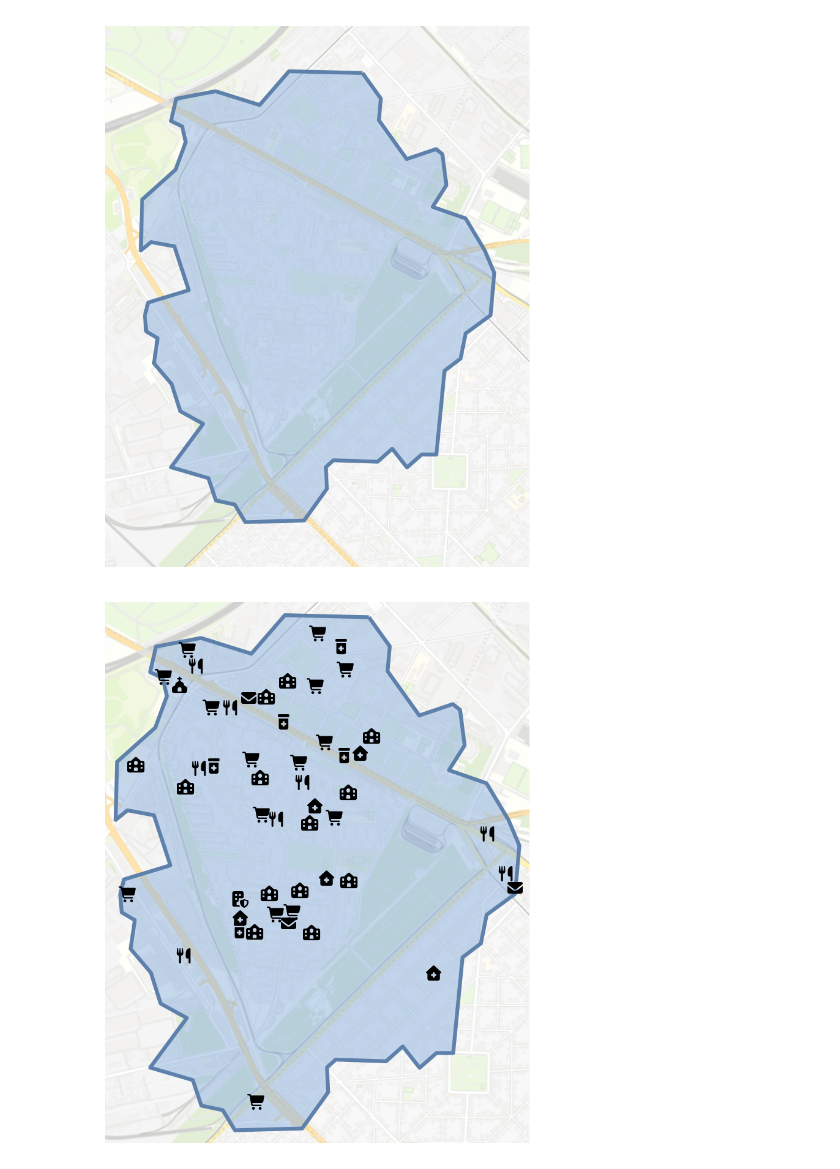
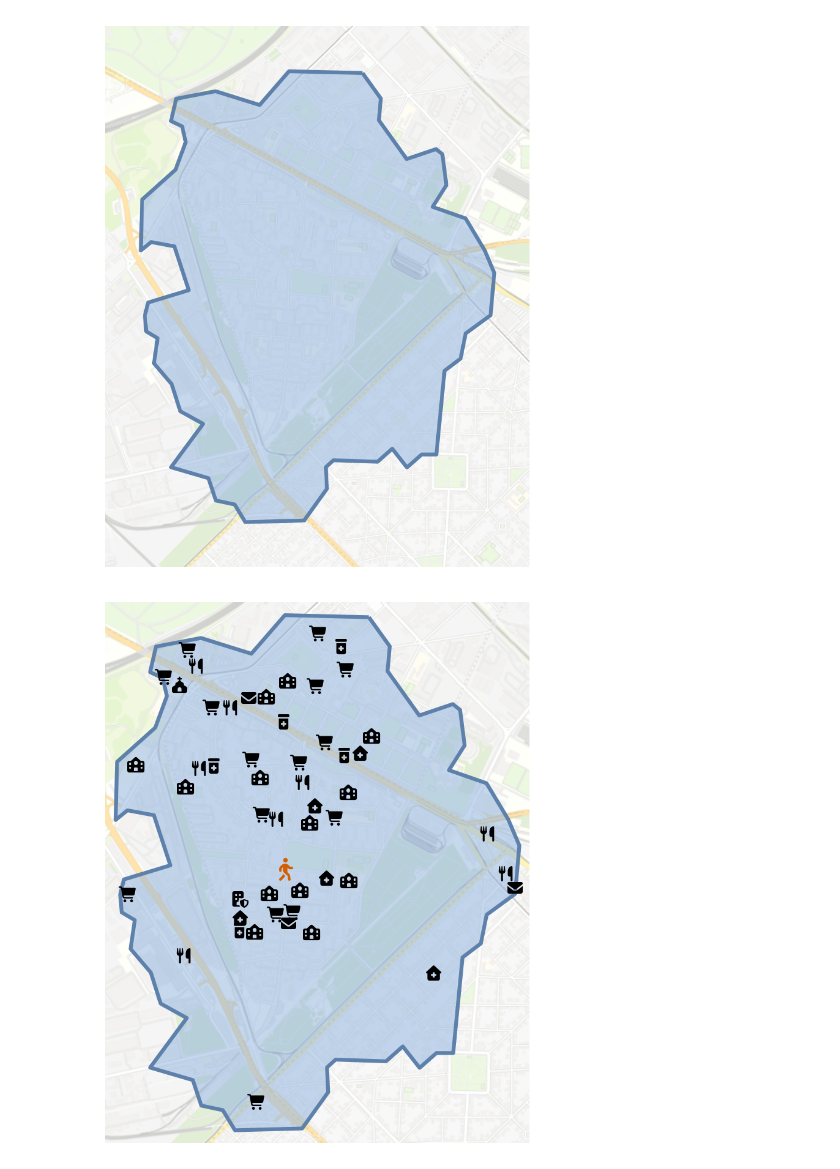
Before and after one commit to ANETILab/public_transport_in_the_15minute_city, a Jupyter notebook: src/plot/plot_jozsefattila.ipynb, the cells around one changed output. Cells and saved outputs as stored; diff of their text form; code cells hidden in the pictures.

Commit message:
Add center point GH-40

```diff
--- a/src/plot/plot_jozsefattila.ipynb
+++ b/src/plot/plot_jozsefattila.ipynb
@@ -150,40 +150,44 @@ icons = {
 }
 # %%
 am[am["category"].isin(icons.keys())].to_file("debug.geojson")
-# %%
-drop_to_prevent_overlap = [3478495199, 6016462131, 6050952542, 3478529396, 12463630247, 340336709, 340147454, 3478524065, 3478539498, 3478506033]
-reposition_to_prevent_overlap = {
-    3478484949: {"va": "top", "ha": "center"},
-    3478486175: {"va": "top", "ha": "center"},
-    3478525182: {"va": "bottom", "ha": "center"},
-    340147453: {"va": "center", "ha": "right"},
-    12132322373: {"va": "bottom", "ha": "center"},
-    300423583: {"va": "center", "ha": "left"},
-    5440081550: {"va": "bottom", "ha": "center"},
-    3045211748: {"va": "bottom", "ha": "center"},
-}
-
-fig, ax = plt.subplots(figsize=(4.7, 6), dpi=150, layout="constrained")
-ax.margins(0.025)
-area.to_crs(23700).plot(ax=ax, ec="#5E81AC", fc="#8cb1de7f", lw=3)
-cx.add_basemap(
-        ax,
-        crs=23700,
-        source=cx.providers.OpenStreetMap.BZH,
-        alpha=0.5,
-        attribution=False,
-    )
-_ = ax.axis("off")
-
-for cat, icon in icons.items():
-    for row in am[(am["category"]==cat) & (~am["osm_id"].isin(drop_to_prevent_overlap))].itertuples():
-        va = "center"
-        ha = "center"
-        if row.osm_id in reposition_to_prevent_overlap:
-            va = reposition_to_prevent_overlap[row.osm_id]["va"]
-            ha = reposition_to_prevent_overlap[row.osm_id]["ha"]
-        ax.text(row.geometry.x, row.geometry.y, icon, fontproperties=fp, fontsize="12", va=va, ha=ha)
-
-fig.savefig("../../output/budapest/amenities_in_jozsefattila.png", pad_inches=0)
-# %% [output]
-[figure, removed]
+# %%
+drop_to_prevent_overlap = [3478495199, 6016462131, 6050952542, 3478529396, 12463630247, 340336709, 340147454, 3478524065, 3478539498, 3478506033]
+reposition_to_prevent_overlap = {
+    3478484949: {"va": "top", "ha": "center"},
+    3478486175: {"va": "top", "ha": "center"},
+    3478525182: {"va": "bottom", "ha": "center"},
+    340147453: {"va": "center", "ha": "right"},
+    12132322373: {"va": "bottom", "ha": "center"},
+    300423583: {"va": "center", "ha": "left"},
+    5440081550: {"va": "bottom", "ha": "center"},
+    3045211748: {"va": "bottom", "ha": "center"},
+}
+
+fig, ax = plt.subplots(figsize=(4.7, 6), dpi=150, layout="constrained")
+ax.margins(0.025)
+area.to_crs(23700).plot(ax=ax, ec="#5E81AC", fc="#8cb1de7f", lw=3)
+cx.add_basemap(
+        ax,
+        crs=23700,
+        source=cx.providers.OpenStreetMap.BZH,
+        alpha=0.5,
+        attribution=False,
+    )
+_ = ax.axis("off")
+
+
+start_point = points.to_crs(23700).geometry[0]
+ax.text(start_point.x, start_point.y, "\uf554", fontproperties=fp, fontsize="16", va="center", ha="center", color="#d55e00")
+
+for cat, icon in icons.items():
+    for row in am[(am["category"]==cat) & (~am["osm_id"].isin(drop_to_prevent_overlap))].itertuples():
+        va = "center"
+        ha = "center"
+        if row.osm_id in reposition_to_prevent_overlap:
+            va = reposition_to_prevent_overlap[row.osm_id]["va"]
+            ha = reposition_to_prevent_overlap[row.osm_id]["ha"]
+        ax.text(row.geometry.x, row.geometry.y, icon, fontproperties=fp, fontsize="12", va=va, ha=ha)
+
+fig.savefig("../../output/budapest/amenities_in_jozsefattila.png", pad_inches=0)
+# %% [output]
+[figure, added]
```
